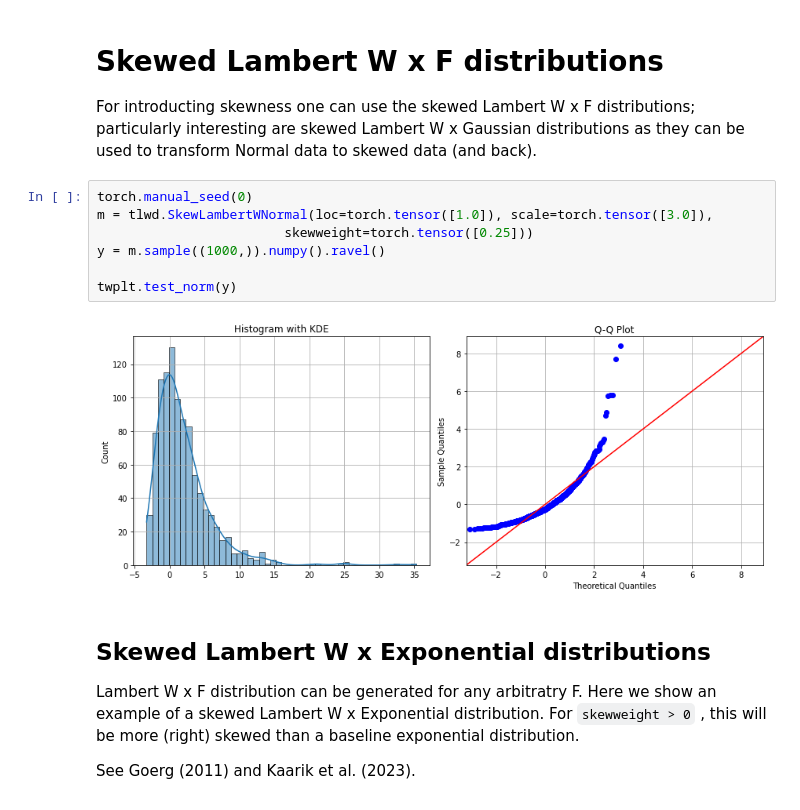
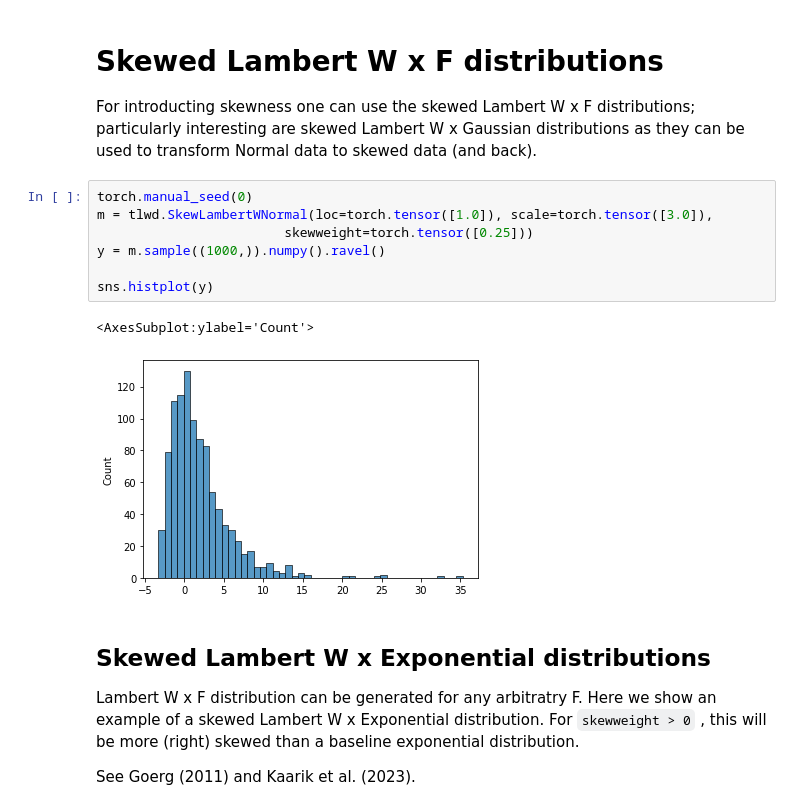
Before and after one commit to gmgeorg/torchlambertw, a Jupyter notebook: notebooks/demo-lambertw-f-distributions.ipynb, the cells around one changed output. Drawn from its saved outputs; the diff is of its cells as text.

```diff
--- a/notebooks/demo-lambertw-f-distributions.ipynb
+++ b/notebooks/demo-lambertw-f-distributions.ipynb
@@ -95,12 +97,13 @@ interesting are skewed Lambert W x Gaussian distributions as they can be used to
 # %%
 torch.manual_seed(0)
 m = tlwd.SkewLambertWNormal(loc=torch.tensor([1.0]), scale=torch.tensor([3.0]),
                         skewweight=torch.tensor([0.25]))
 y = m.sample((1000,)).numpy().ravel()
 
-twplt.test_norm(y)
+sns.histplot(y)
 # %% [output]
+<AxesSubplot:ylabel='Count'>
-[figure, old version]
+[figure, new version]
 # %% [markdown]
 ## Skewed Lambert W x Exponential distributions
 
```
Also changed, not shown: parts of 13 cells of this notebook, 1 other file.
